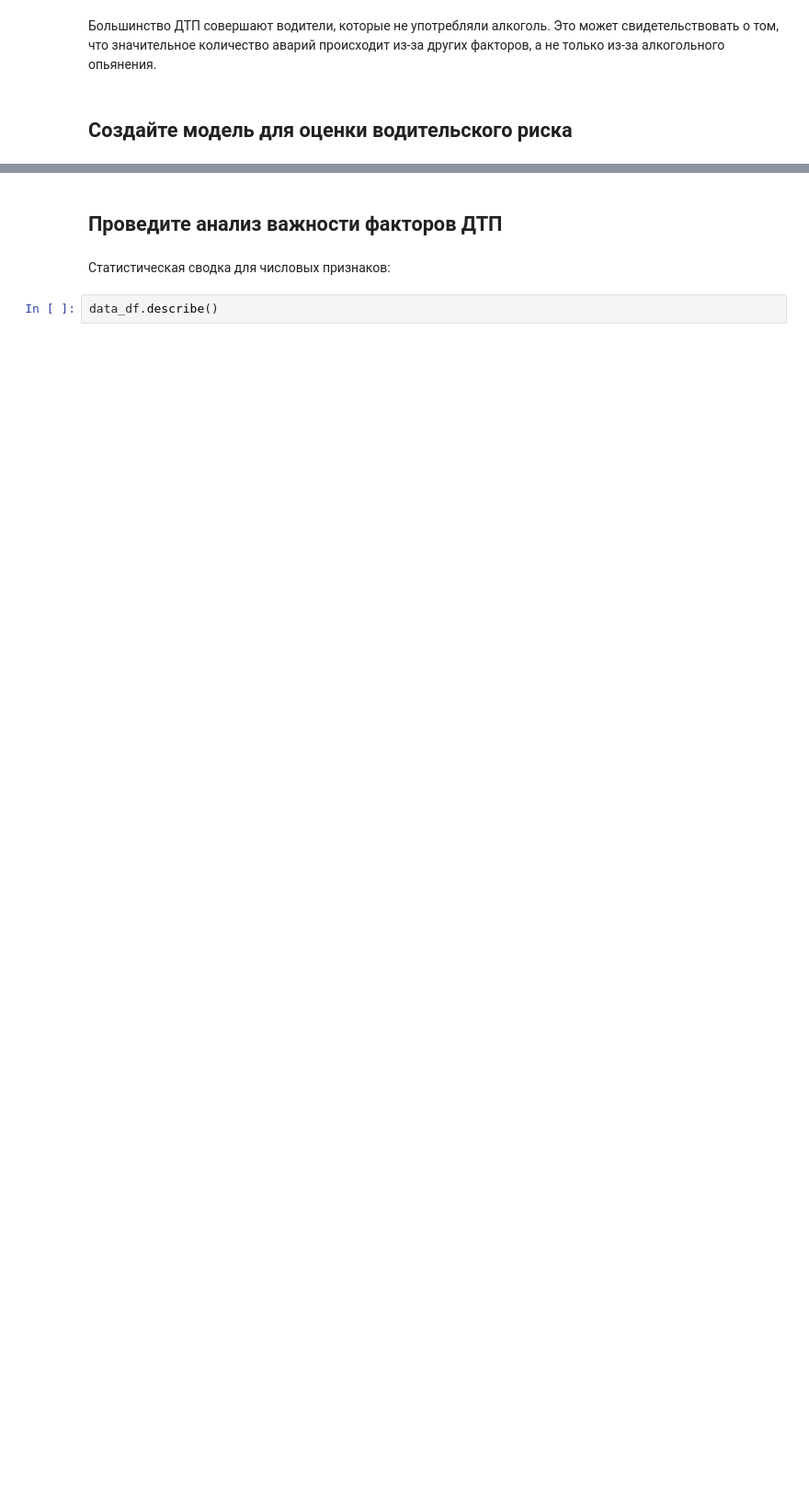
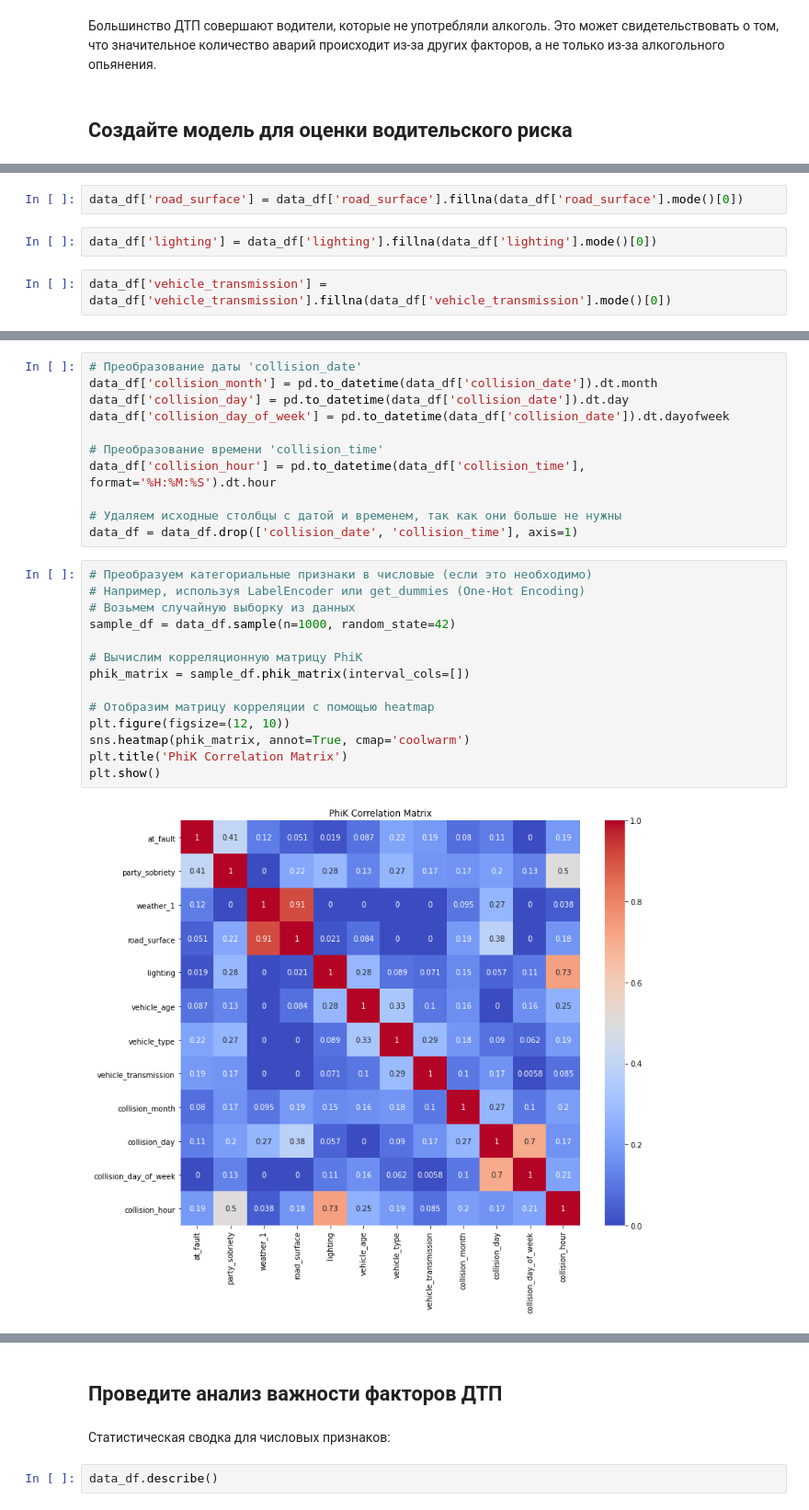
Before and after one commit to vilesova/traffic-accident-prediction-model, a Jupyter notebook: traffic-accident-prediction-model.ipynb, the cells around one changed output, grey strips where cells are left out. Shown: that part at 92% size. Cells and saved outputs as stored; diff of their text form; blank space fills up the shorter version.

```diff
--- a/traffic-accident-prediction-model.ipynb
+++ b/traffic-accident-prediction-model.ipynb
@@ -270,0 +380,6 @@ weighted avg       0.64      0.63      0.60     30981
+# %%
+data_df['road_surface'] = data_df['road_surface'].fillna(data_df['road_surface'].mode()[0])
+# %%
+data_df['lighting'] = data_df['lighting'].fillna(data_df['lighting'].mode()[0])
+# %%
+data_df['vehicle_transmission'] = data_df['vehicle_transmission'].fillna(data_df['vehicle_transmission'].mode()[0])
@@ -270,0 +413,27 @@ weighted avg       0.64      0.63      0.60     30981
+# %%
+# Преобразование даты 'collision_date'
+data_df['collision_month'] = pd.to_datetime(data_df['collision_date']).dt.month
+data_df['collision_day'] = pd.to_datetime(data_df['collision_date']).dt.day
+data_df['collision_day_of_week'] = pd.to_datetime(data_df['collision_date']).dt.dayofweek
+
+# Преобразование времени 'collision_time'
+data_df['collision_hour'] = pd.to_datetime(data_df['collision_time'], format='%H:%M:%S').dt.hour
+
+# Удаляем исходные столбцы с датой и временем, так как они больше не нужны
+data_df = data_df.drop(['collision_date', 'collision_time'], axis=1)
+# %%
+# Преобразуем категориальные признаки в числовые (если это необходимо)
+# Например, используя LabelEncoder или get_dummies (One-Hot Encoding)
+# Возьмем случайную выборку из данных
+sample_df = data_df.sample(n=1000, random_state=42)
+
+# Вычислим корреляционную матрицу PhiK
+phik_matrix = sample_df.phik_matrix(interval_cols=[])
+
+# Отобразим матрицу корреляции с помощью heatmap
+plt.figure(figsize=(12, 10))
+sns.heatmap(phik_matrix, annot=True, cmap='coolwarm')
+plt.title('PhiK Correlation Matrix')
+plt.show()
+# %% [output]
+[figure, added]
```
Also changed, not shown: parts of 53 cells of this notebook.
